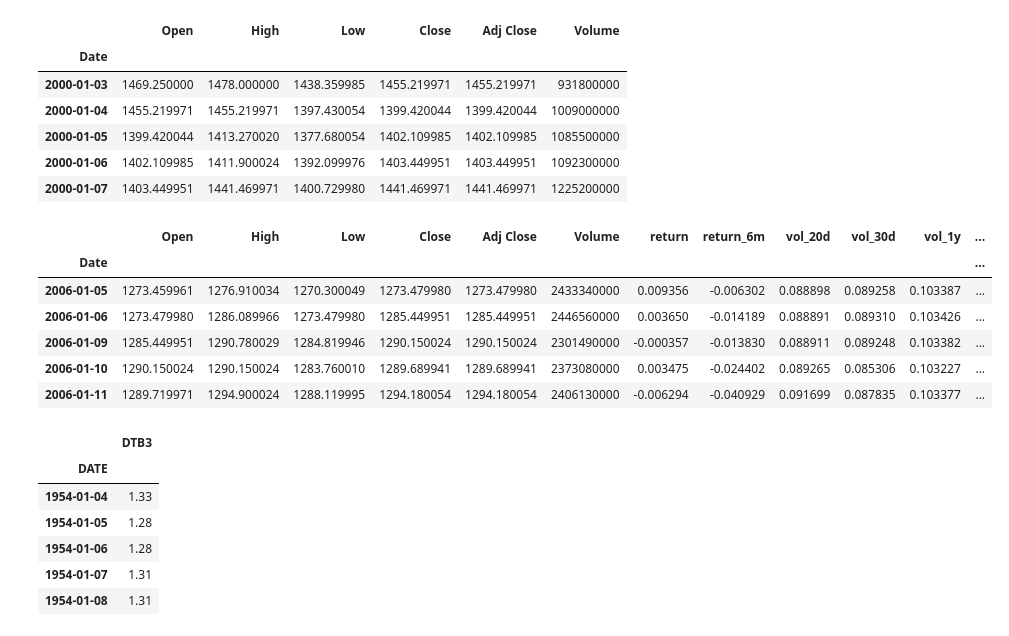
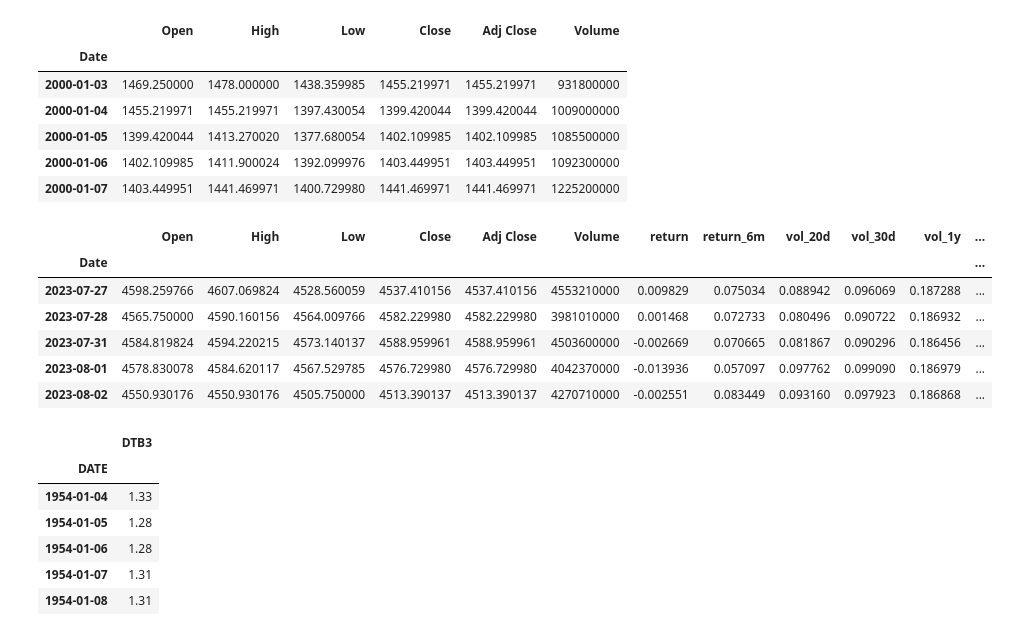
Before and after one commit to bill95196/IAQF, a Jupyter notebook: Experiment.ipynb, the cells around one changed output. Cells and saved outputs as stored; diff of their text form; code cells hidden in the pictures.

```diff
--- a/Experiment.ipynb
+++ b/Experiment.ipynb
@@ -89,20 +284,20 @@ sp500.head()
 # %%
 sp500["return"] = (sp500["Adj Close"].shift(periods=-1)/sp500["Adj Close"]).apply(np.log)
 sp500["return_6m"] = (sp500["Adj Close"].shift(periods=-21*6)/sp500["Adj Close"]).apply(np.log)
 sp500["vol_20d"] = sp500["return"].rolling(window=20).std()*sqrt(252)
 sp500["vol_30d"] = sp500["return"].rolling(window=30).std()*sqrt(252)
 sp500["vol_1y"] = sp500["return"].rolling(window=252).std()*sqrt(252)
 sp500["vol_3y"] = sp500["return"].rolling(window=756).std()*sqrt(252)
 sp500 = sp500.dropna()
-sp500.head()
+sp500.tail()
 # %% [output]
 |  | Open | High | Low | Close | Adj Close | Volume | return | return_6m | vol_20d | vol_30d | vol_1y | ... |
 | Date |  |  |  |  |  |  |  |  |  |  |  | ... |
-| 2006-01-05 | 1273.459961 | 1276.910034 | 1270.300049 | 1273.479980 | 1273.479980 | 2433340000 | 0.009356 | -0.006302 | 0.088898 | 0.089258 | 0.103387 | ... |
-| 2006-01-06 | 1273.479980 | 1286.089966 | 1273.479980 | 1285.449951 | 1285.449951 | 2446560000 | 0.003650 | -0.014189 | 0.088891 | 0.089310 | 0.103426 | ... |
-| 2006-01-09 | 1285.449951 | 1290.780029 | 1284.819946 | 1290.150024 | 1290.150024 | 2301490000 | -0.000357 | -0.013830 | 0.088911 | 0.089248 | 0.103382 | ... |
-| 2006-01-10 | 1290.150024 | 1290.150024 | 1283.760010 | 1289.689941 | 1289.689941 | 2373080000 | 0.003475 | -0.024402 | 0.089265 | 0.085306 | 0.103227 | ... |
-| 2006-01-11 | 1289.719971 | 1294.900024 | 1288.119995 | 1294.180054 | 1294.180054 | 2406130000 | -0.006294 | -0.040929 | 0.091699 | 0.087835 | 0.103377 | ... |
+| 2023-07-27 | 4598.259766 | 4607.069824 | 4528.560059 | 4537.410156 | 4537.410156 | 4553210000 | 0.009829 | 0.075034 | 0.088942 | 0.096069 | 0.187288 | ... |
+| 2023-07-28 | 4565.750000 | 4590.160156 | 4564.009766 | 4582.229980 | 4582.229980 | 3981010000 | 0.001468 | 0.072733 | 0.080496 | 0.090722 | 0.186932 | ... |
+| 2023-07-31 | 4584.819824 | 4594.220215 | 4573.140137 | 4588.959961 | 4588.959961 | 4503600000 | -0.002669 | 0.070665 | 0.081867 | 0.090296 | 0.186456 | ... |
+| 2023-08-01 | 4578.830078 | 4584.620117 | 4567.529785 | 4576.729980 | 4576.729980 | 4042370000 | -0.013936 | 0.057097 | 0.097762 | 0.099090 | 0.186979 | ... |
+| 2023-08-02 | 4550.930176 | 4550.930176 | 4505.750000 | 4513.390137 | 4513.390137 | 4270710000 | -0.002551 | 0.083449 | 0.093160 | 0.097923 | 0.186868 | ... |
 # %%
 r = pd.read_csv("data/risk_free.csv", index_col=0)
 r.index = pd.to_datetime(r.index)
```
Also changed, not shown: parts of 18 cells of this notebook, 35 other files.
